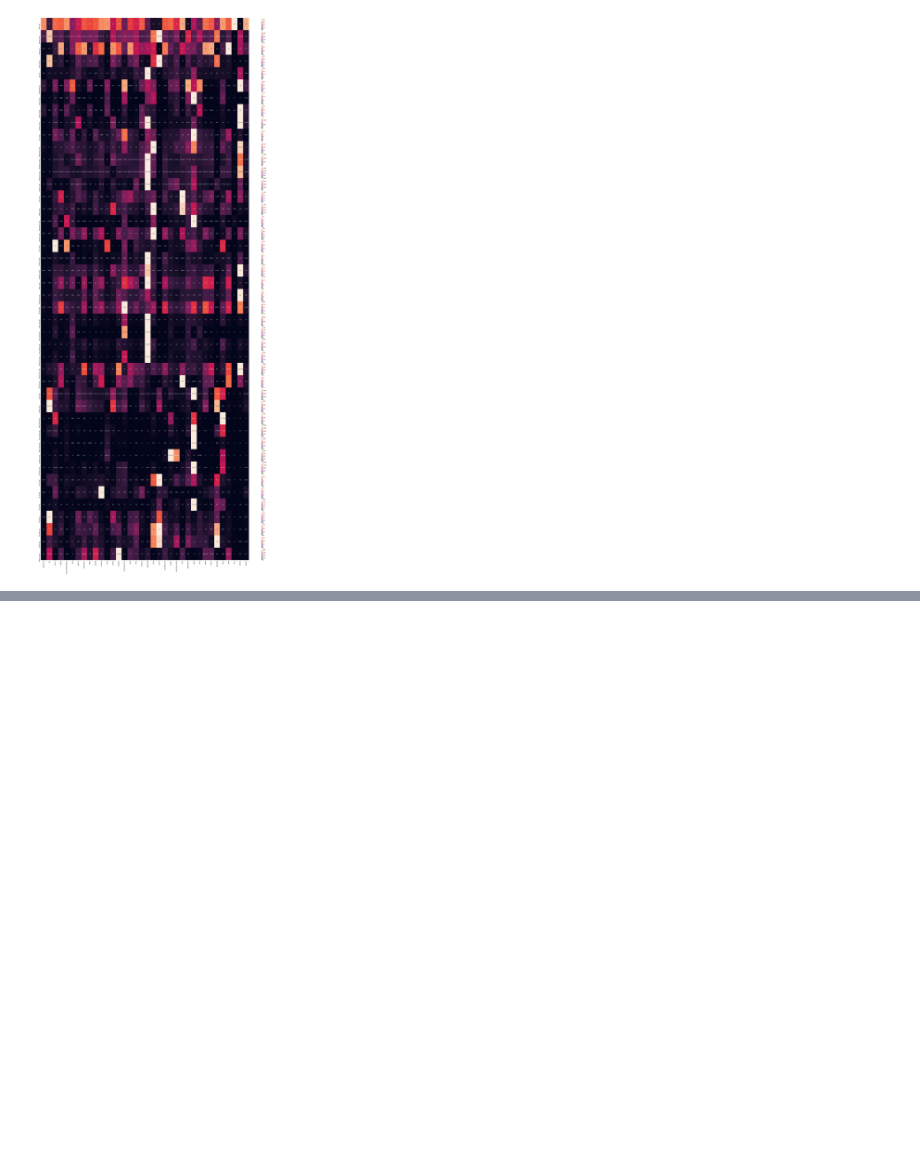
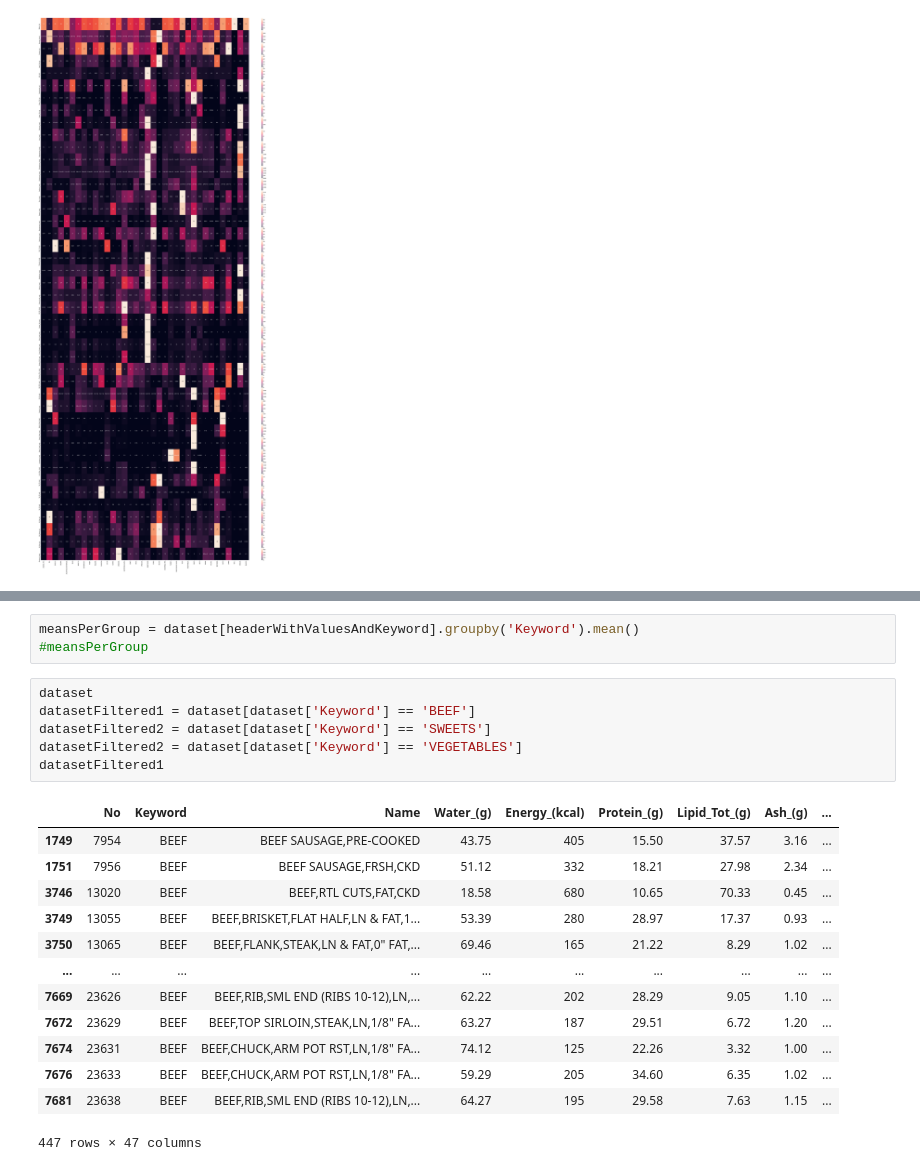
Before and after one commit to Emanum/TU_Visual_Data_Science, a Jupyter notebook: lab1/LapPart3.ipynb, the cells around one changed output, grey strips where cells are left out. Saved outputs shown, nothing was run; the diff lists cells and outputs as text; blank space fills up the shorter version.

```diff
--- a/lab1/LapPart3.ipynb
+++ b/lab1/LapPart3.ipynb
@@ -140,0 +187,23 @@ plt.savefig('meanPerKeyword.jpg', bbox_inches='tight')
+# %%
+meansPerGroup = dataset[headerWithValuesAndKeyword].groupby('Keyword').mean()
+#meansPerGroup
+# %%
+dataset
+datasetFiltered1 = dataset[dataset['Keyword'] == 'BEEF']
+datasetFiltered2 = dataset[dataset['Keyword'] == 'SWEETS']
+datasetFiltered2 = dataset[dataset['Keyword'] == 'VEGETABLES']
+datasetFiltered1
+# %% [output]
+|  | No | Keyword | Name | Water_(g) | Energy_(kcal) | Protein_(g) | Lipid_Tot_(g) | Ash_(g) | ... |
+| 1749 | 7954 | BEEF | BEEF SAUSAGE,PRE-COOKED | 43.75 | 405 | 15.50 | 37.57 | 3.16 | ... |
+| 1751 | 7956 | BEEF | BEEF SAUSAGE,FRSH,CKD | 51.12 | 332 | 18.21 | 27.98 | 2.34 | ... |
+| 3746 | 13020 | BEEF | BEEF,RTL CUTS,FAT,CKD | 18.58 | 680 | 10.65 | 70.33 | 0.45 | ... |
+| 3749 | 13055 | BEEF | BEEF,BRISKET,FLAT HALF,LN & FAT,1... | 53.39 | 280 | 28.97 | 17.37 | 0.93 | ... |
+| 3750 | 13065 | BEEF | BEEF,FLANK,STEAK,LN & FAT,0" FAT,... | 69.46 | 165 | 21.22 | 8.29 | 1.02 | ... |
+| ... | ... | ... | ... | ... | ... | ... | ... | ... | ... |
+| 7669 | 23626 | BEEF | BEEF,RIB,SML END (RIBS 10-12),LN,... | 62.22 | 202 | 28.29 | 9.05 | 1.10 | ... |
+| 7672 | 23629 | BEEF | BEEF,TOP SIRLOIN,STEAK,LN,1/8" FA... | 63.27 | 187 | 29.51 | 6.72 | 1.20 | ... |
+| 7674 | 23631 | BEEF | BEEF,CHUCK,ARM POT RST,LN,1/8" FA... | 74.12 | 125 | 22.26 | 3.32 | 1.00 | ... |
+| 7676 | 23633 | BEEF | BEEF,CHUCK,ARM POT RST,LN,1/8" FA... | 59.29 | 205 | 34.60 | 6.35 | 1.02 | ... |
+| 7681 | 23638 | BEEF | BEEF,RIB,SML END (RIBS 10-12),LN,... | 64.27 | 195 | 29.58 | 7.63 | 1.15 | ... |
+447 rows × 47 columns
```
Also changed, not shown: parts of 6 cells of this notebook.
